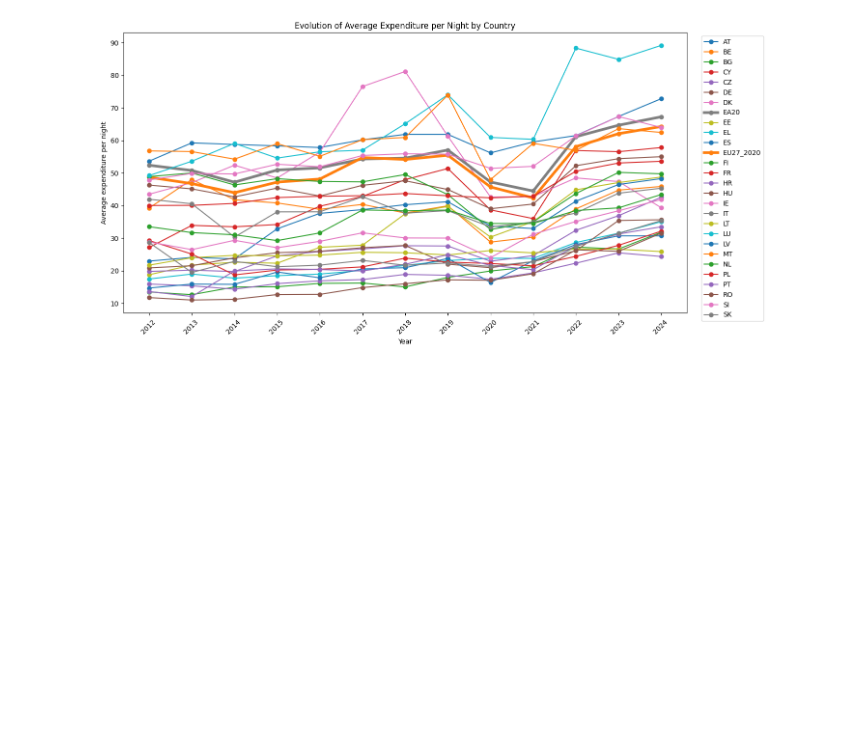
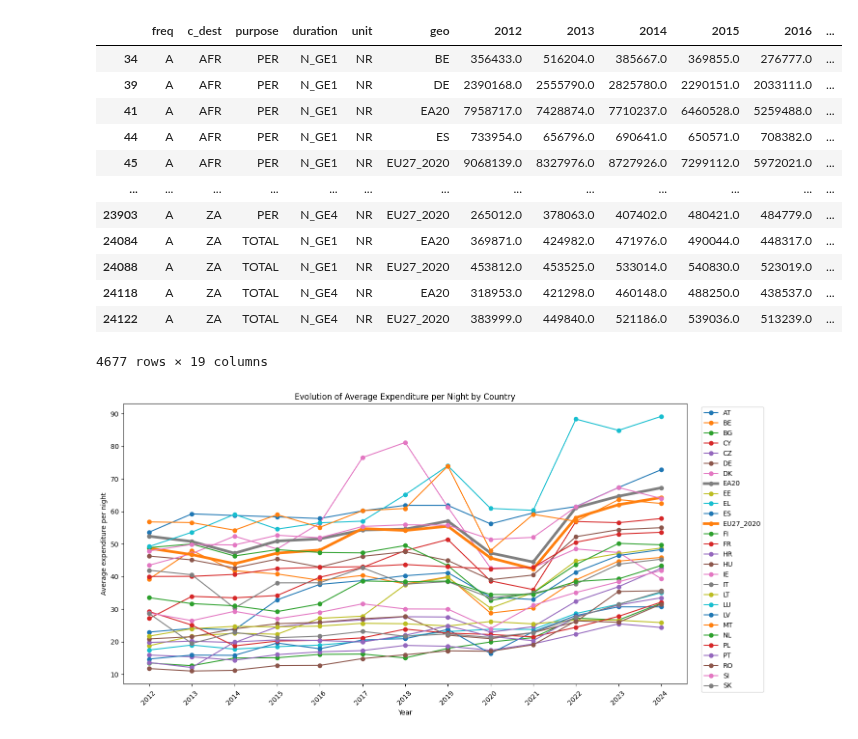
Before and after one commit to 0x4rt3m1s/EUFLOW, a Jupyter notebook: analysis.ipynb, the cells around one changed output. Cells and saved outputs as stored; diff of their text form; code cells hidden in the pictures; blank space fills up the shorter version.

```diff
--- a/analysis.ipynb
+++ b/analysis.ipynb
@@ -49,6 +49,22 @@ tnws_cleaned, years_tnws = clean_df(tnws, dropna=True)
 tttr_cleaned, years_tttr = clean_df(tttr, dropna=True)
 
 eu_countries = extotw_cleaned['geo'].unique()
+# %%
+ttw_cleaned
+# %% [output]
+|  | freq | c_dest | purpose | duration | unit | geo | 2012 | 2013 | 2014 | 2015 | 2016 | ... |
+| 34 | A | AFR | PER | N_GE1 | NR | BE | 356433.0 | 516204.0 | 385667.0 | 369855.0 | 276777.0 | ... |
+| 39 | A | AFR | PER | N_GE1 | NR | DE | 2390168.0 | 2555790.0 | 2825780.0 | 2290151.0 | 2033111.0 | ... |
+| 41 | A | AFR | PER | N_GE1 | NR | EA20 | 7958717.0 | 7428874.0 | 7710237.0 | 6460528.0 | 5259488.0 | ... |
+| 44 | A | AFR | PER | N_GE1 | NR | ES | 733954.0 | 656796.0 | 690641.0 | 650571.0 | 708382.0 | ... |
+| 45 | A | AFR | PER | N_GE1 | NR | EU27_2020 | 9068139.0 | 8327976.0 | 8727926.0 | 7299112.0 | 5972021.0 | ... |
+| ... | ... | ... | ... | ... | ... | ... | ... | ... | ... | ... | ... | ... |
+| 23903 | A | ZA | PER | N_GE4 | NR | EU27_2020 | 265012.0 | 378063.0 | 407402.0 | 480421.0 | 484779.0 | ... |
+| 24084 | A | ZA | TOTAL | N_GE1 | NR | EA20 | 369871.0 | 424982.0 | 471976.0 | 490044.0 | 448317.0 | ... |
+| 24088 | A | ZA | TOTAL | N_GE1 | NR | EU27_2020 | 453812.0 | 453525.0 | 533014.0 | 540830.0 | 523019.0 | ... |
+| 24118 | A | ZA | TOTAL | N_GE4 | NR | EA20 | 318953.0 | 421298.0 | 460148.0 | 488250.0 | 438537.0 | ... |
+| 24122 | A | ZA | TOTAL | N_GE4 | NR | EU27_2020 | 383999.0 | 449840.0 | 521186.0 | 539036.0 | 513239.0 | ... |
+4677 rows × 19 columns
 # %%
 # Save cleaned dataframes to new CSV files
 extotw_cleaned.to_csv('data/cleaned_extotw.csv', index=False)
```
Also changed, not shown: parts of 5 cells of this notebook.
